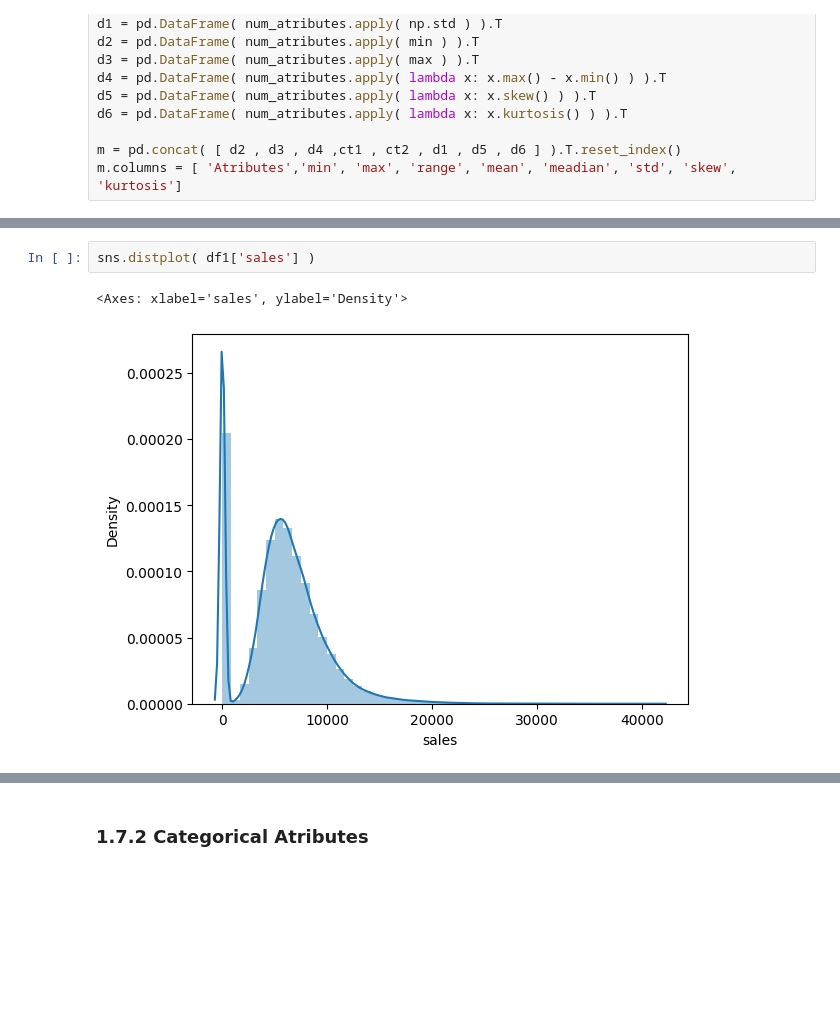
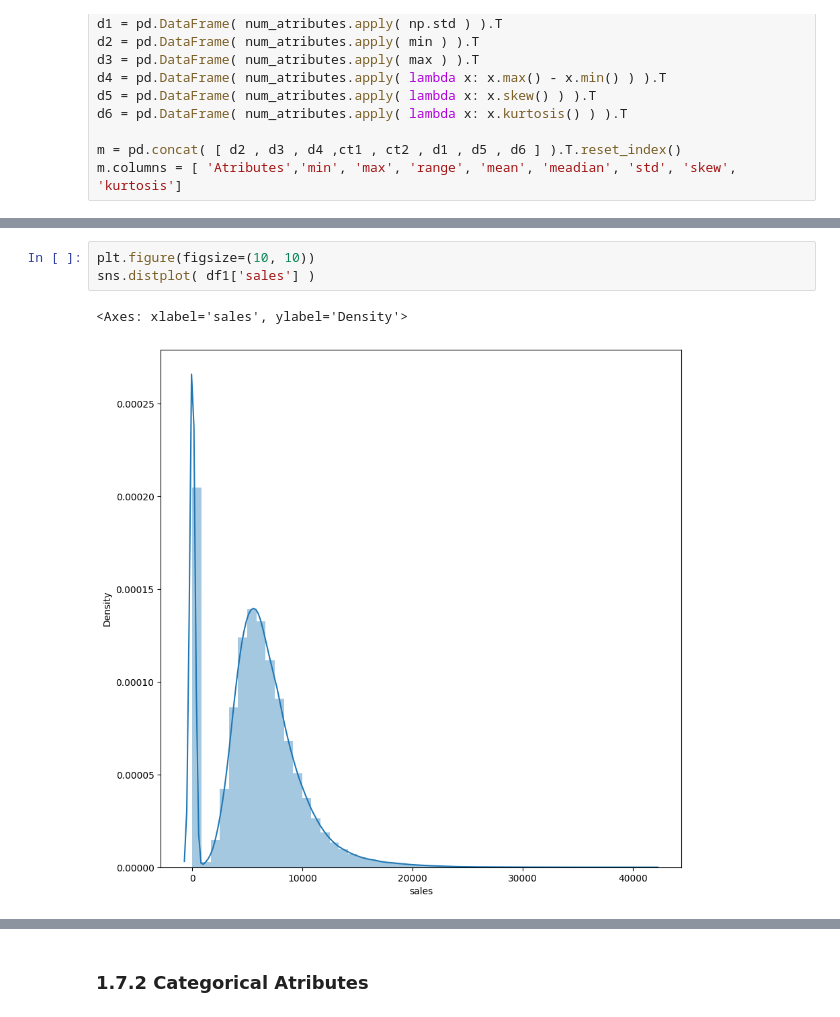
Before and after one commit to thiago-vale/ds-em-producao, a Jupyter notebook: notebooks/store-sales-ŕedictions.ipynb, the cells around one changed output, grey strips where cells are left out. Cells and saved outputs as stored; diff of their text form; blank space fills up the shorter version.

```diff
--- a/notebooks/store-sales-ŕedictions.ipynb
+++ b/notebooks/store-sales-ŕedictions.ipynb
@@ -294,8 +295,9 @@ m
 | 12 | promo2_since_year | 2009.0 | 2015.0 | 6.0 | 2012.793297 | 2013.0 | 1.662657 | -0.784436 | -0.210075 |
 | 13 | is_promo | 0.0 | 1.0 | 1.0 | 0.138530 | 0.0 | 0.345455 | 2.092718 | 2.379475 |
 # %%
+plt.figure(figsize=(10, 10))
 sns.distplot( df1['sales'] )
 # %% [output]
 <Axes: xlabel='sales', ylabel='Density'>
-[figure, old version]
+[figure, new version]
 # %%
```
Also changed, not shown: parts of 33 cells of this notebook.
